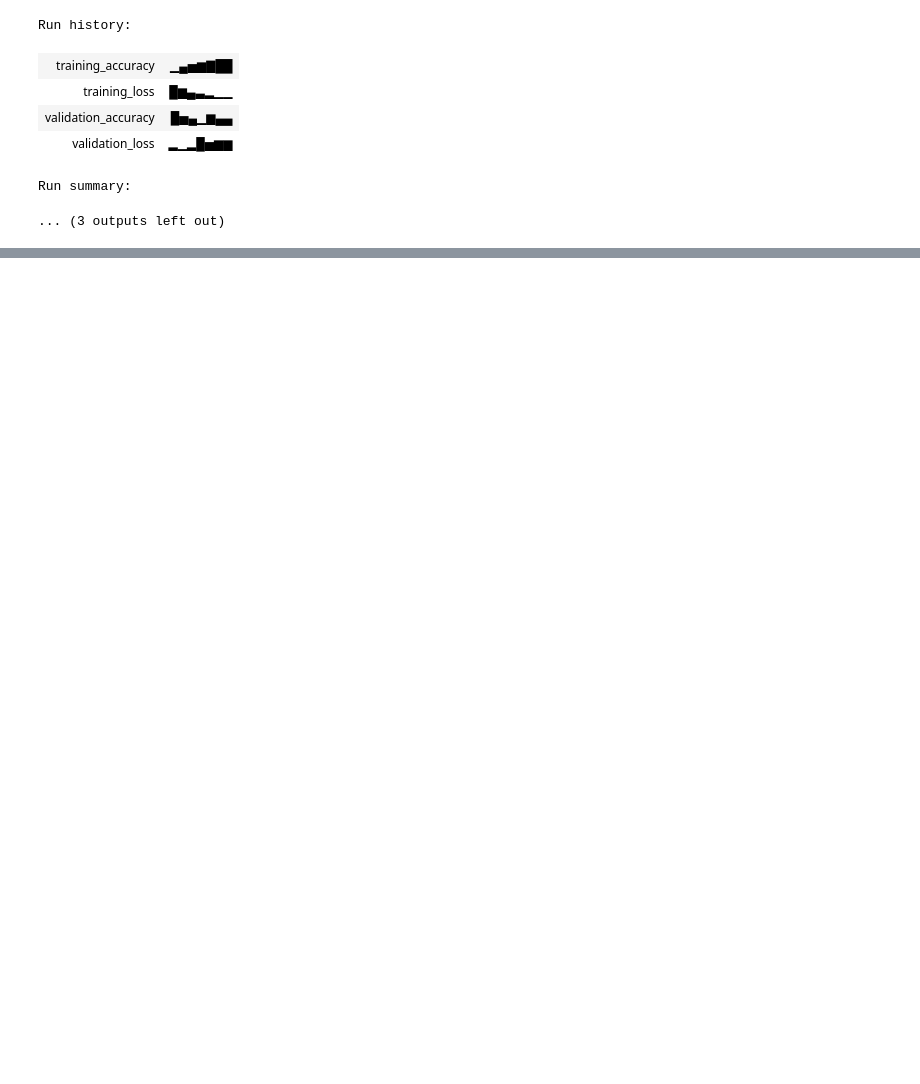
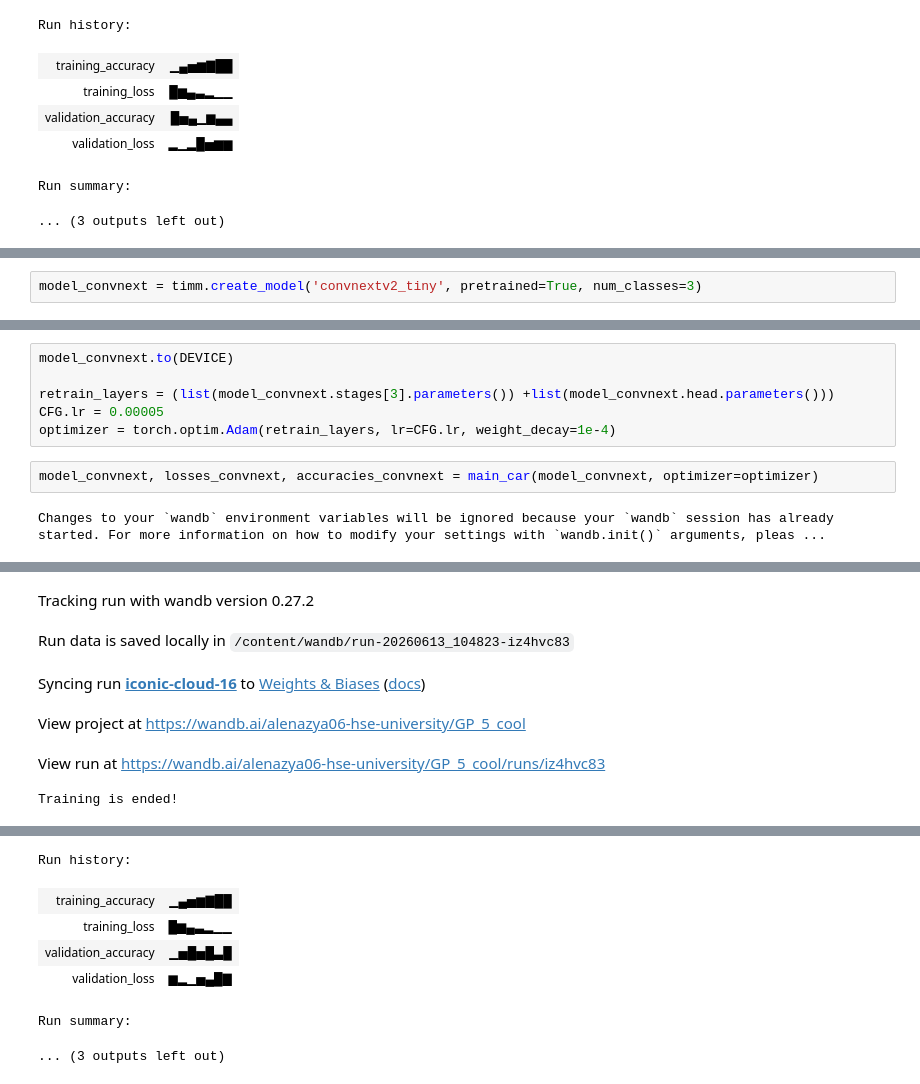
Before and after one commit to zolzayada/GP5_cool_cool_DL, a Jupyter notebook: GP_5_DL_катя.ipynb, the cells around one changed output, grey strips where cells are left out. Drawn from its saved outputs; the diff is of its cells as text; blank space fills up the shorter version.

Commit message:
добавлена третья модель ConvNeXtV2-Tiny(+ обновила API ключ)

```diff
--- a/GP_5_DL_катя.ipynb
+++ b/GP_5_DL_катя.ipynb
@@ -541,0 +573,2 @@ Run summary:
+# %%
+model_convnext = timm.create_model('convnextv2_tiny', pretrained=True, num_classes=3)
@@ -541,0 +587,10 @@ Run summary:
+# %%
+model_convnext.to(DEVICE)
+
+retrain_layers = (list(model_convnext.stages[3].parameters()) +list(model_convnext.head.parameters()))
+CFG.lr = 0.00005
+optimizer = torch.optim.Adam(retrain_layers, lr=CFG.lr, weight_decay=1e-4)
+# %%
+model_convnext, losses_convnext, accuracies_convnext = main_car(model_convnext, optimizer=optimizer)
+# %% [output]
+Changes to your `wandb` environment variables will be ignored because your `wandb` session has already started. For more information on how to modify your settings with `wandb.init()` arguments, pleas ...
@@ -541,0 +598,6 @@ Run summary:
+Tracking run with wandb version 0.27.2
+Run data is saved locally in /content/wandb/run-20260613_104823-iz4hvc83
+Syncing run iconic-cloud-16 to Weights & Biases (docs)
+View project at https://wandb.ai/alenazya06-hse-university/GP_5_cool
+View run at https://wandb.ai/alenazya06-hse-university/GP_5_cool/runs/iz4hvc83
+Training is ended!
@@ -541,0 +605,7 @@ Run summary:
+Run history:
+| training_accuracy | ▁▄▅▆▇██ |
+| training_loss | █▆▄▃▂▁▁ |
+| validation_accuracy | ▁▅█▅█▃█ |
+| validation_loss | ▆▂▁▅▄█▇ |
+Run summary:
+... (3 outputs left out)
```
Also changed, not shown: parts of 9 cells of this notebook.
